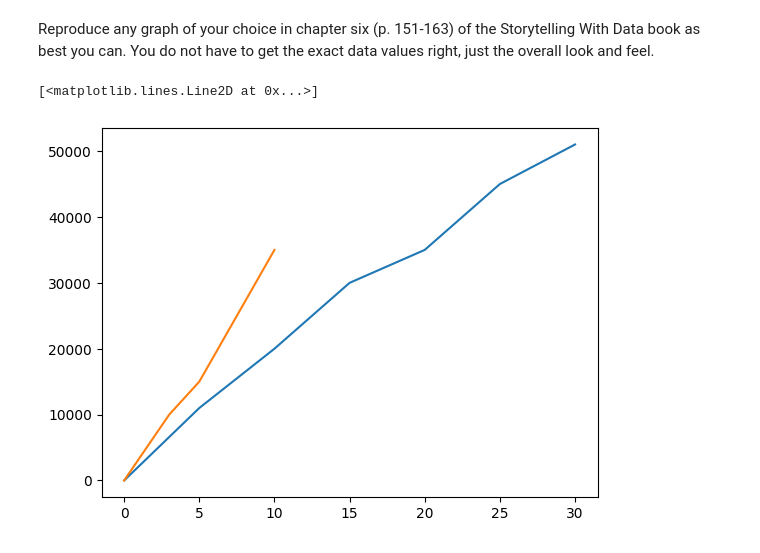
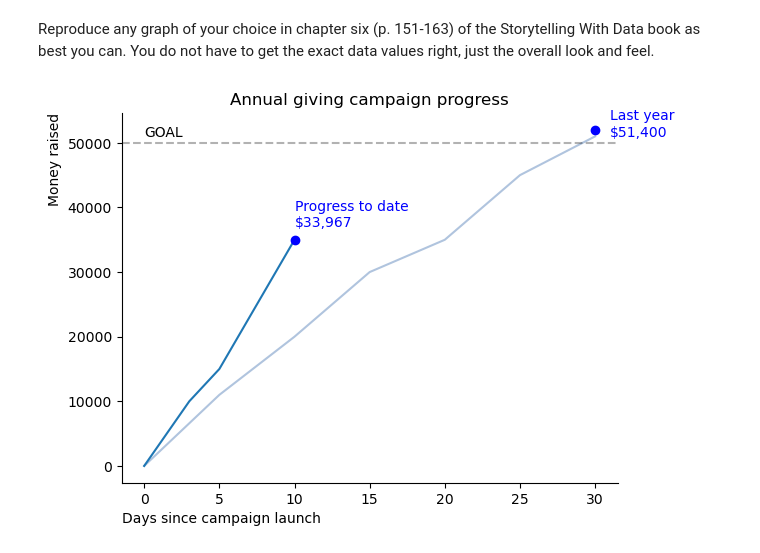
Before and after one commit to calebhadley1/Module-B-semester-2, a Jupyter notebook: Week10.ipynb, the cells around one changed output. Saved outputs shown, nothing was run; the diff lists cells and outputs as text; code cells hidden in the pictures.

```diff
--- a/Week10.ipynb
+++ b/Week10.ipynb
@@ -195,12 +196,27 @@ import matplotlib.pyplot as plt
-# %%
-x1 = [0, 5, 10, 15, 20, 25, 30]
-y1 = [0, 11_000, 20_000, 30_000, 35_000, 45_000, 51_000]
-
-x2 = [0, 3, 5, 10]
-y2 = [0, 10_000, 15_000, 35_000]
-
-plt.plot(x1,y1)
-plt.plot(x2,y2)
-# %% [output]
-[<matplotlib.lines.Line2D at 0x...>]
-[figure, removed]
+# %%
+# Figure 6.1: Line graph
+x1 = [0, 5, 10, 15, 20, 25, 30]
+y1 = [0, 11_000, 20_000, 30_000, 35_000, 45_000, 51_000]
+
+x2 = [0, 3, 5, 10]
+y2 = [0, 10_000, 15_000, 35_000]
+
+plt.plot(x1,y1, color='lightsteelblue')
+plt.plot(x2,y2)
+plt.title("Annual giving campaign progress")
+
+plt.text(10, 37_000, "Progress to date\n$33,967", color='Blue')
+plt.plot(10, 35_000, 'bo')
+
+plt.text(31, 51_000, "Last year\n$51,400", color='Blue')
+plt.plot(30, 52_000, 'bo')
+
+plt.ylabel("Money raised", loc='top')
+plt.xlabel("Days since campaign launch",loc='left')
+
+plt.axhline(y=50_000, color='black', linestyle='--', label='GOAL', alpha=0.3)
+plt.text(0, 51_000, "GOAL")
+
+sns.despine() # Defaults to removing top and right
+# %% [output]
+[figure, added]
```
Also changed, not shown: parts of 4 cells of this notebook.
